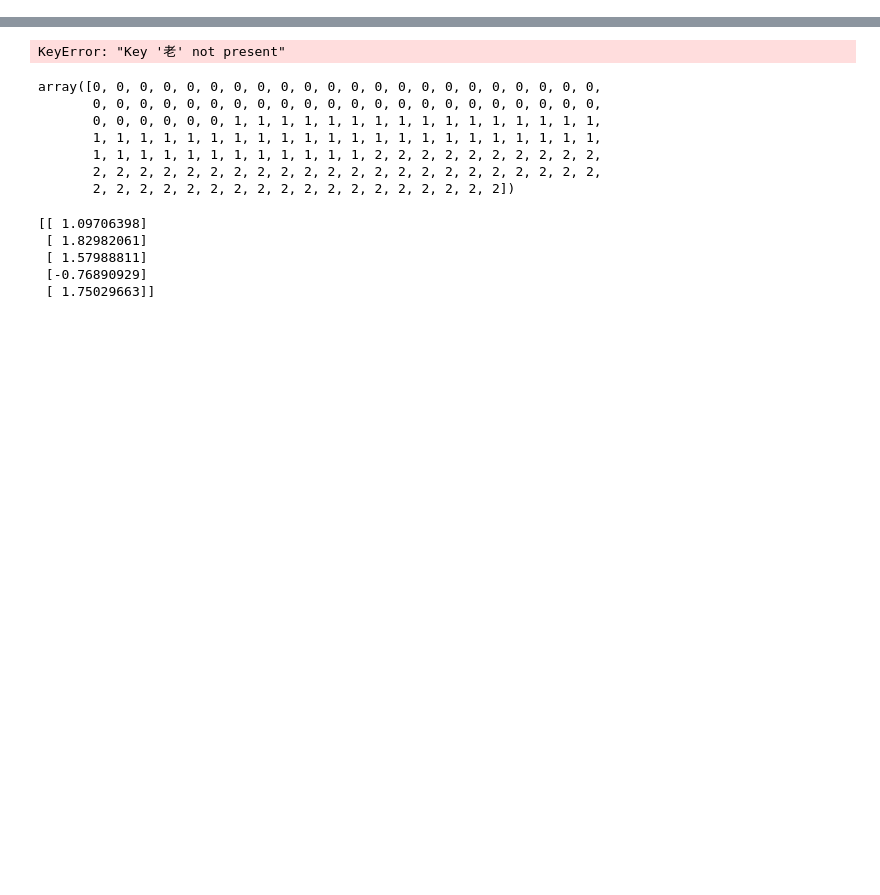
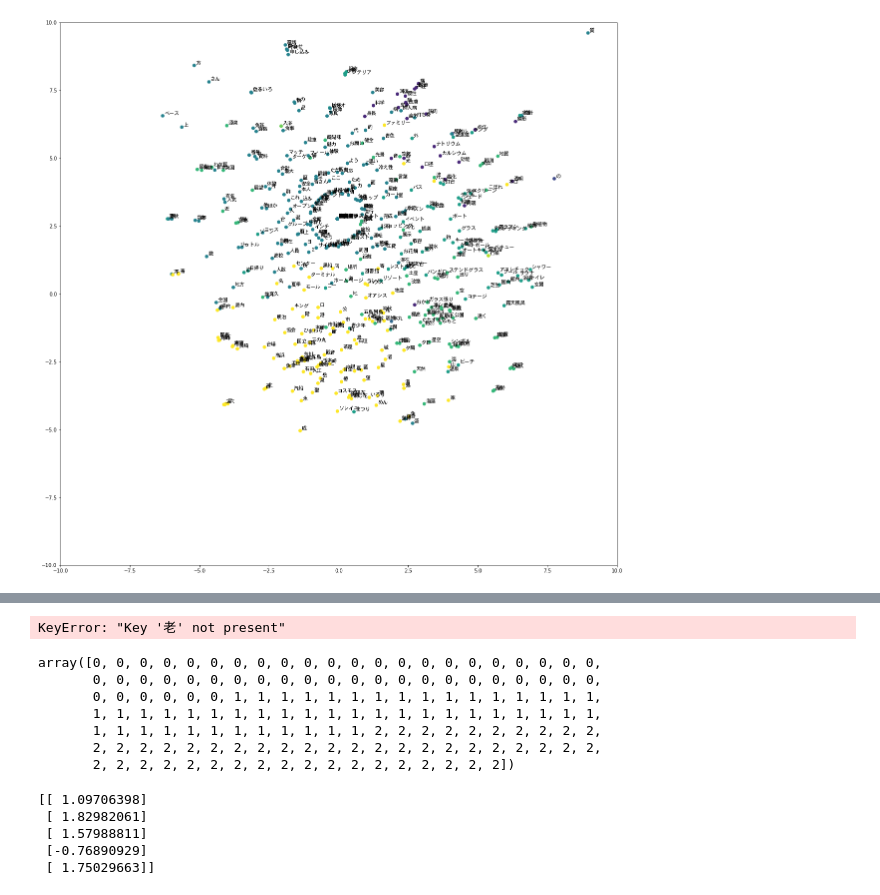
Before and after one commit to tsuchida5030/techgym_ai, a Jupyter notebook: Chapter_1/AI_running_1.ipynb, the cells around one changed output, grey strips where cells are left out. Cells and saved outputs as stored; diff of their text form; code cells hidden in the pictures; blank space fills up the shorter version.

```diff
--- a/Chapter_1/AI_running_1.ipynb
+++ b/Chapter_1/AI_running_1.ipynb
@@ -104,0 +1,80 @@ vectors
+# %%
+#AI-TECHGYM-1-14-A-2
+#自然言語処理
+
+#インポート
+import numpy as np
+import pandas as pd
+import os
+
+os.chdir(r"C:\Users\tsuchida\Documents\techgym_セミナー\TortoiseGit_resorce\techgym_ai\Chapter_1\Answer_sheet\AI_Chapter1_saved_files")
+
+#主成分分析
+from sklearn.decomposition import PCA
+from sklearn.manifold import TSNE
+
+# k-means法を使うためのインポート
+from sklearn.cluster import KMeans
+
+#グラフ
+from matplotlib import pylab as plt
+import matplotlib.font_manager as font_manager
+
+# word2vec データ読み込み
+from gensim.models import KeyedVectors
+
+#フォントの準備
+import urllib.request as req
+url = "https://github.com/hokuto-HIRANO/Word2Vec/raw/master/font/Osaka.ttc"
+req.urlretrieve(url, "./Osaka.ttc")
+
+#フォント指定
+FONTPATH='./Osaka.ttc'
+prop = font_manager.FontProperties(fname=FONTPATH)
+
+#グラフサイズ
+plt.figure(figsize=(20,20))
+
+# ダウンロード先のパスを指定
+MODEL_FILENAME = "./stanby-jobs-200d-word2vector.bin"
+w2v = KeyedVectors.load_word2vec_format(MODEL_FILENAME, binary=True)
+
+# データの読み込み
+df = pd.read_csv("words.csv")
+
+#ベクトルの取得
+vectors = []
+zero_vec = np.zeros(200)
+
+for w in df["words"].values:
+    try:
+        vectors.append(w2v[w])
+    except Exception as e:
+        vectors.append(zero_vec)
+
+#PCA
+tsne = TSNE(n_components=2)
+V = tsne.fit_transform(vectors)
+df_V = pd.DataFrame(V)
+
+# クラスタリング
+kmeans = KMeans(n_clusters=10)
+clusters = kmeans.fit(vectors)
+df_V['cluster'] = pd.Series(clusters.labels_, index=df_V.index)
+
+#色指定
+color = df_V.cluster.astype(np.float)
+
+#ベクトルを平面にプロット
+plt.scatter(V[:, 0], V[:,1],c=color)
+
+#文字のプロット
+for w, x, y in zip(df["words"].values, V[:,0], V[:,1]):
+    plt.annotate(w, xy=(x, y), xytext=(3,3), textcoords='offset points', fontproperties=prop, fontsize=10)
+
+plt.xlim(-10,10)
+plt.ylim(-10,10)
+
+#グラフ表示
+plt.show()
+# %% [output]
@@ -104,0 +82 @@ vectors
+[figure, added]
```
Also changed, not shown: parts of 4 cells of this notebook, 9 other files.
